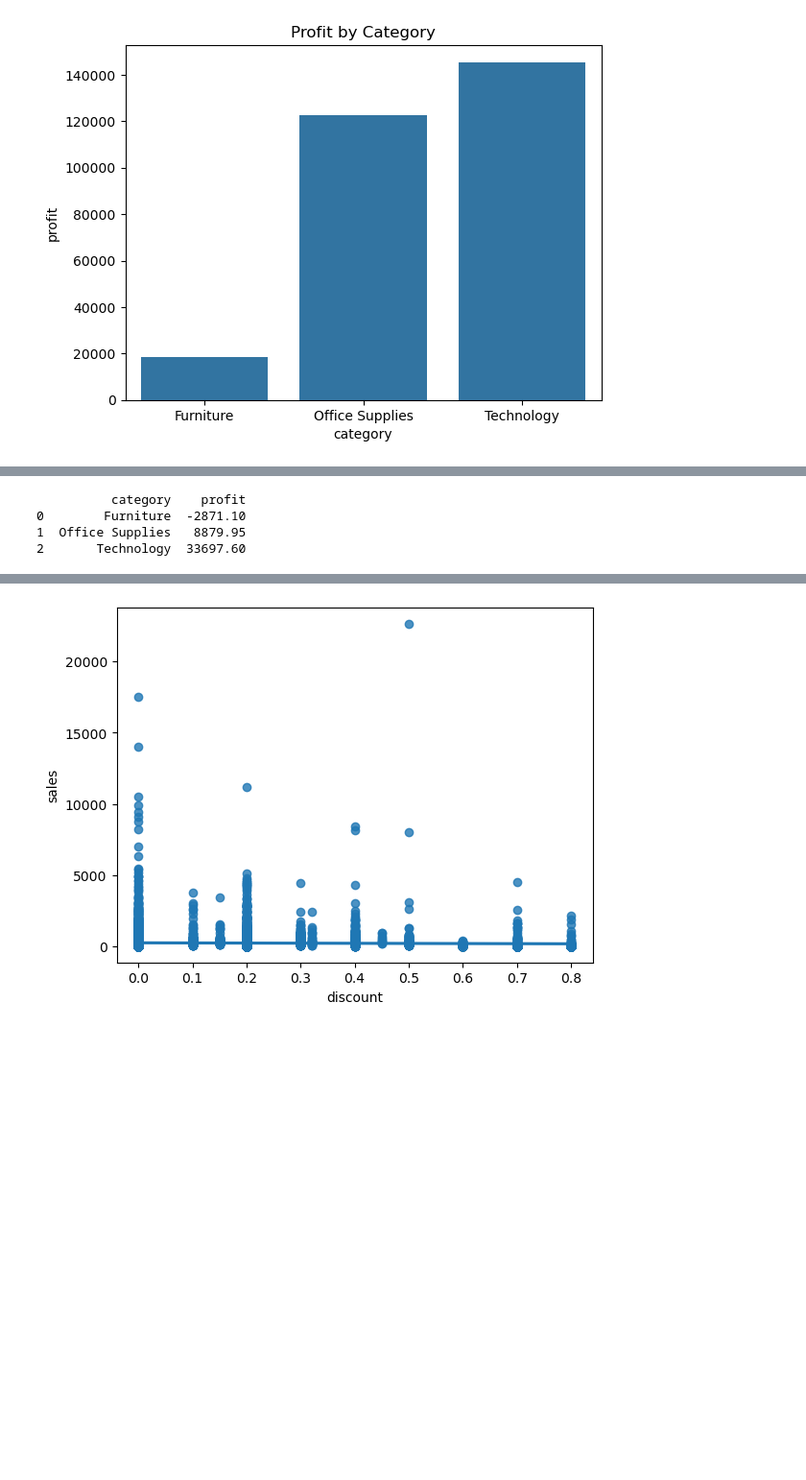
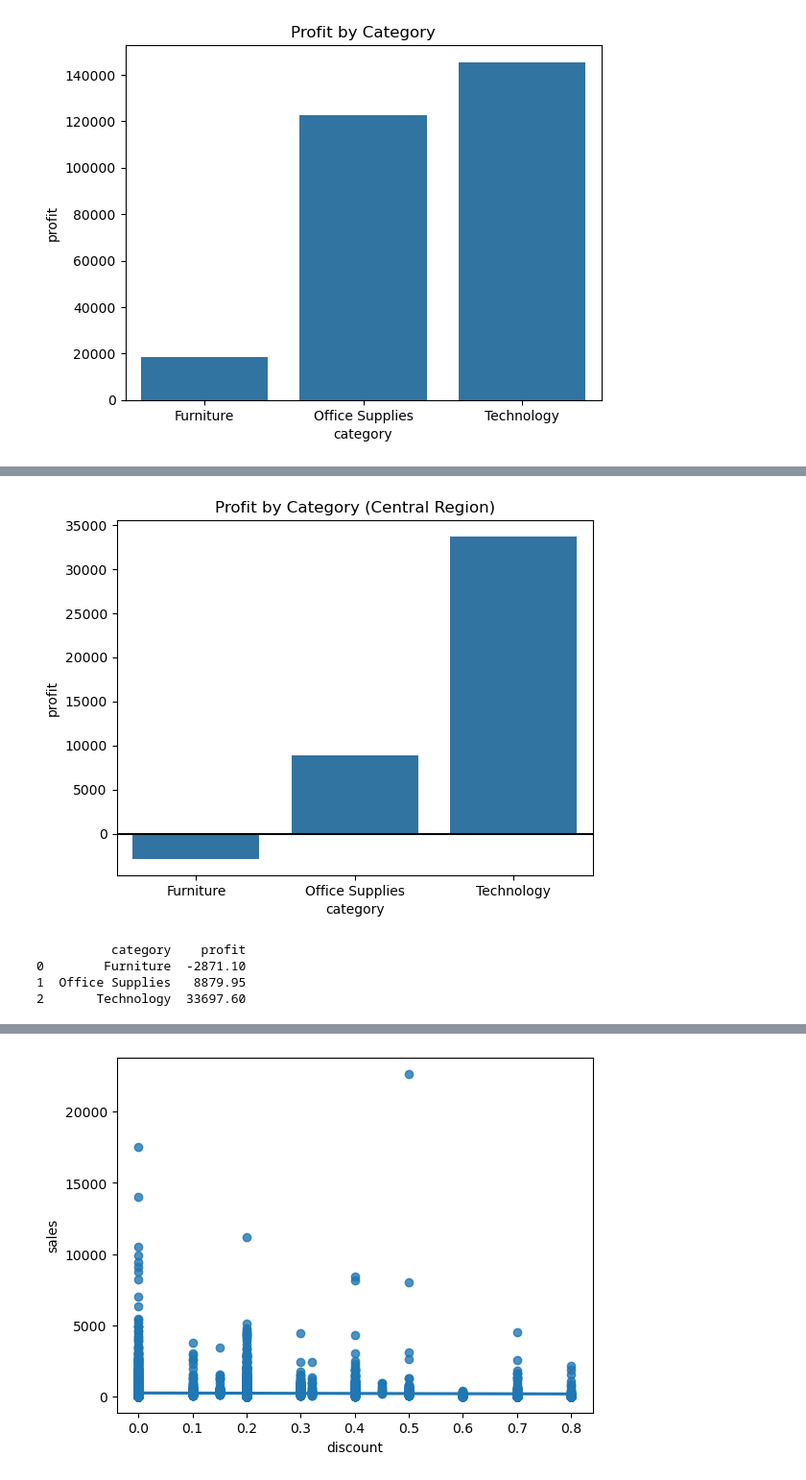
Before and after one commit to manishmopuri19/Retail_supply_chain_Analysis, a Jupyter notebook: Retail Supply Chain.ipynb, the cells around one changed output, grey strips where cells are left out. Shown at 96% size. Cells and saved outputs as stored; diff of their text form; code cells hidden in the pictures; blank space fills up the shorter version.

```diff
--- a/Retail Supply Chain.ipynb
+++ b/Retail Supply Chain.ipynb
@@ -180,8 +188,21 @@ print(furniture_evaluation)
 3     West  11504.92
 # %%
 central_region_profits_and_losses=data[data['region']=='Central'].groupby('category')['profit'].sum().reset_index()
+
+
+sns.barplot(
+    data=central_region_profits_and_losses,
+    x='category',
+    y='profit'
+)
+
+plt.title('Profit by Category (Central Region)')
+plt.axhline(0, color='black')
+plt.show()
+
 print(central_region_profits_and_losses)
 # %% [output]
+[figure, added]
           category    profit
 0        Furniture  -2871.10
 1  Office Supplies   8879.95
```
Also changed, not shown: parts of 9 cells of this notebook, 1 other file.
